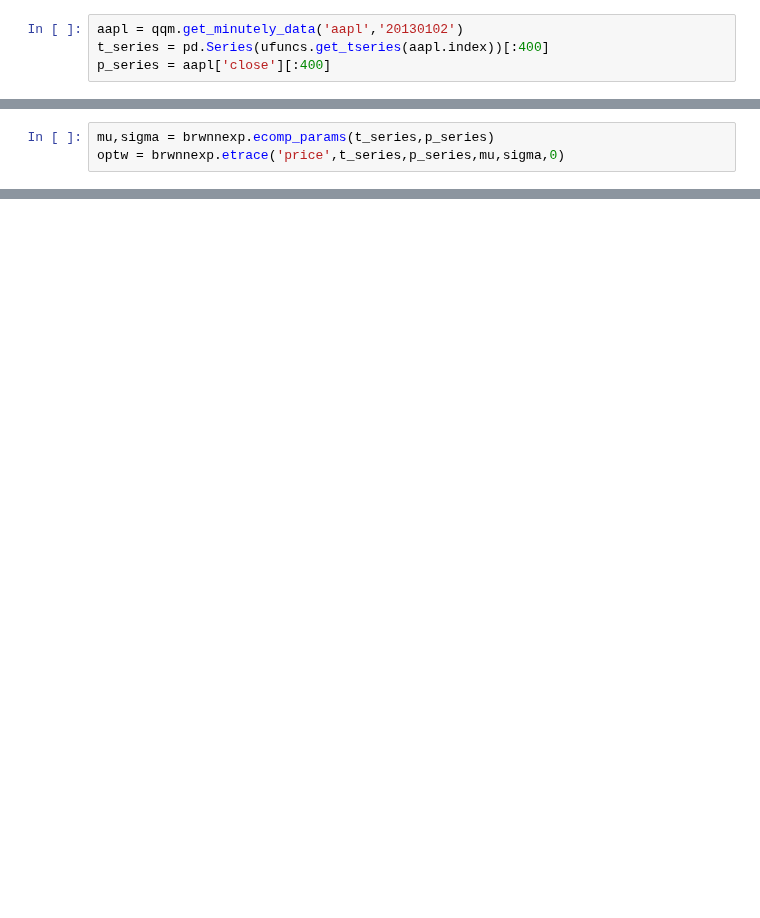
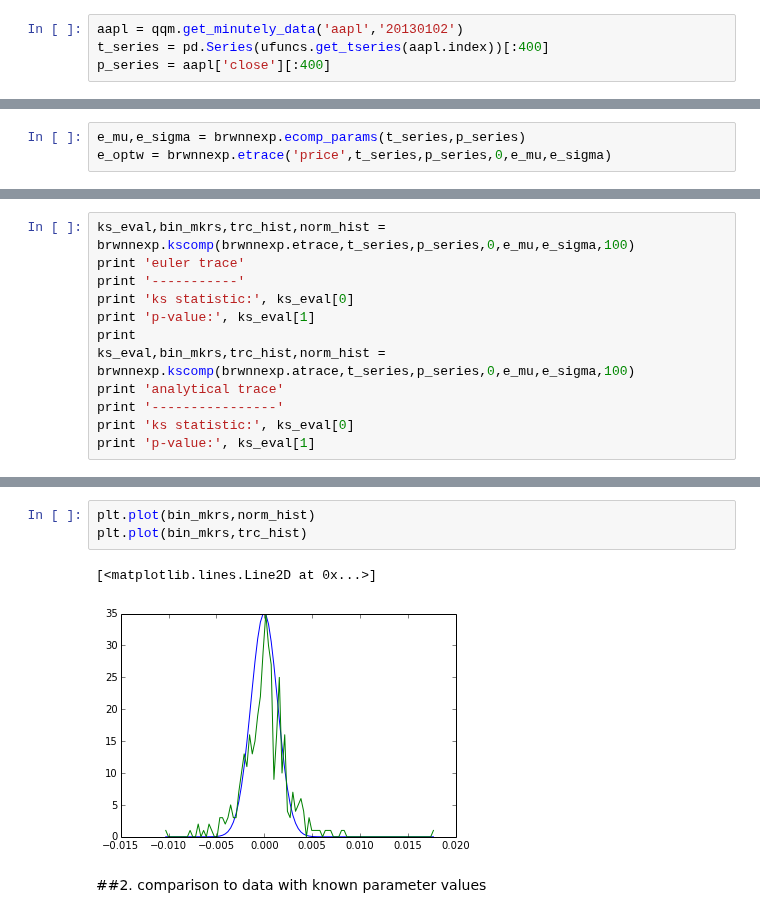
Before and after one commit to rmorshea/quantfi, a Jupyter notebook: opt_params.ipynb, the cells around one changed output, grey strips where cells are left out. Drawn from its saved outputs; the diff is of its cells as text; blank space fills up the shorter version.

```diff
--- a/opt_params.ipynb
+++ b/opt_params.ipynb
@@ -21,3 +22,3 @@ p_series = aapl['close'][:400]
 # %%
-mu,sigma = brwnnexp.ecomp_params(t_series,p_series)
-optw = brwnnexp.etrace('price',t_series,p_series,mu,sigma,0)
+e_mu,e_sigma = brwnnexp.ecomp_params(t_series,p_series)
+e_optw = brwnnexp.etrace('price',t_series,p_series,0,e_mu,e_sigma)
@@ -23,0 +64,12 @@ optw = brwnnexp.etrace('price',t_series,p_series,mu,sigma,0)
+# %%
+ks_eval,bin_mkrs,trc_hist,norm_hist = brwnnexp.kscomp(brwnnexp.etrace,t_series,p_series,0,e_mu,e_sigma,100)
+print 'euler trace'
+print '-----------'
+print 'ks statistic:', ks_eval[0]
+print 'p-value:', ks_eval[1]
+print
+ks_eval,bin_mkrs,trc_hist,norm_hist = brwnnexp.kscomp(brwnnexp.atrace,t_series,p_series,0,e_mu,e_sigma,100)
+print 'analytical trace'
+print '----------------'
+print 'ks statistic:', ks_eval[0]
+print 'p-value:', ks_eval[1]
@@ -23,0 +86,8 @@ optw = brwnnexp.etrace('price',t_series,p_series,mu,sigma,0)
+# %%
+plt.plot(bin_mkrs,norm_hist)
+plt.plot(bin_mkrs,trc_hist)
+# %% [output]
+[<matplotlib.lines.Line2D at 0x...>]
+[figure, added]
+# %% [markdown]
+##2. comparison to data with known parameter values
```
Also changed, not shown: parts of 25 cells of this notebook, 1 other file.
